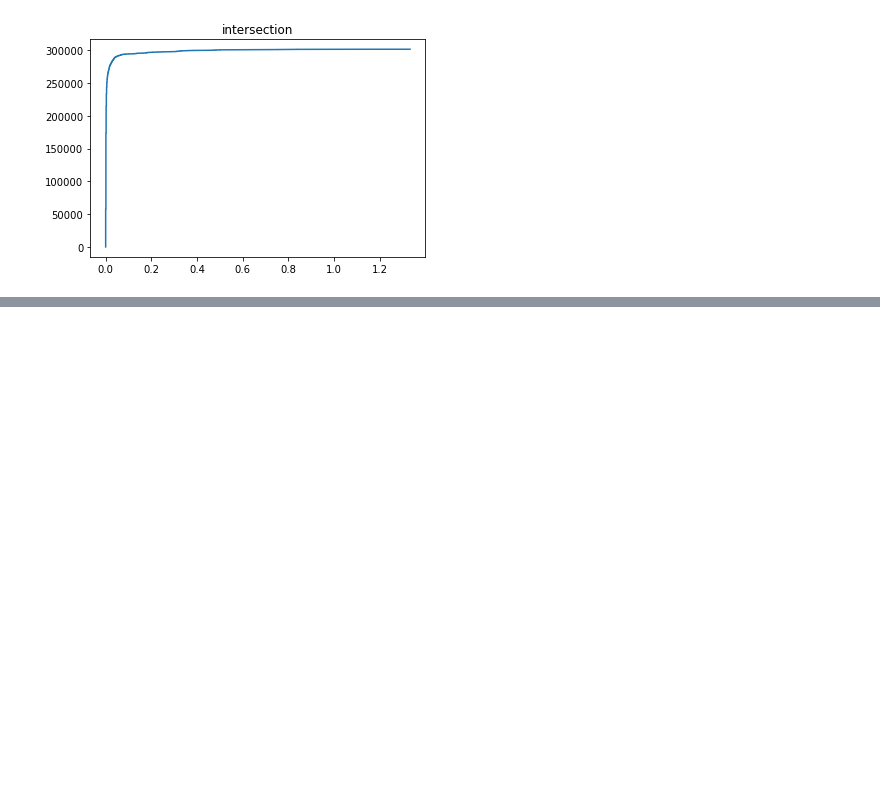
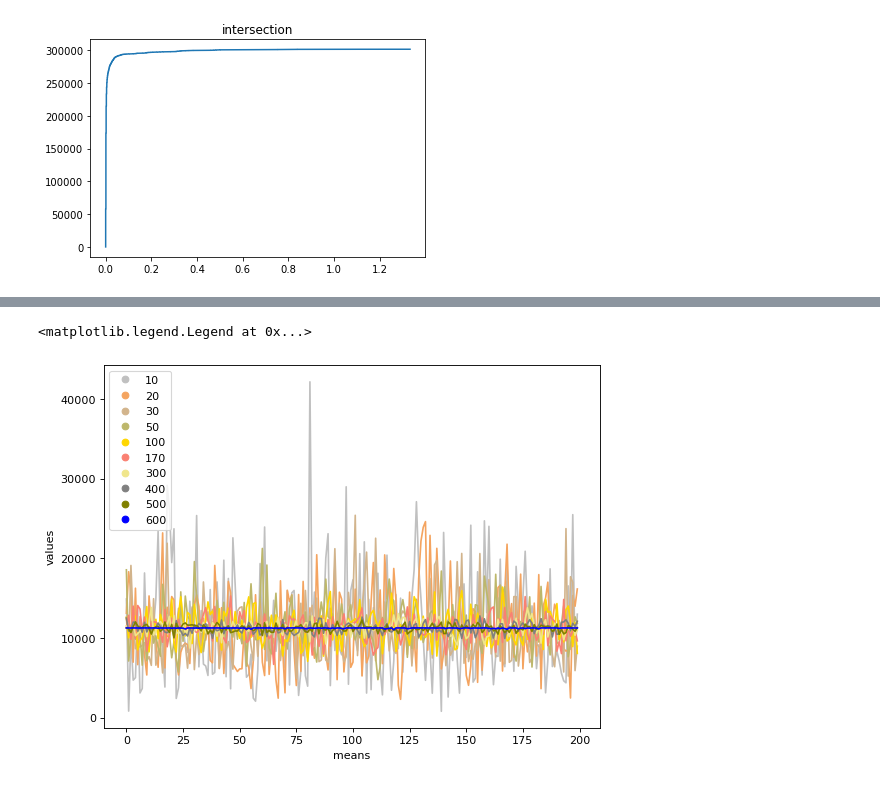
Before and after one commit to ashkboos/LightWeightCGs, a Jupyter notebook: stats.ipynb, the cells around one changed output, grey strips where cells are left out. Cells and saved outputs as stored; diff of their text form; code cells hidden in the pictures; blank space fills up the shorter version.

```diff
--- a/stats.ipynb
+++ b/stats.ipynb
@@ -226,0 +252,38 @@ cumulative_curve(accuracy, 'intersection')
+# %%
+x = pd.read_csv("/Users/mehdi/Desktop/MyMac/TUD/FASTEN/Repositories/MainRepo/LightWeightCGs/results/outputStats/rnd1000-14g/Overall.csv")
+xx = x[x['mergeTime'] != 0]
+# %%
+merge = xx['mergeTime']+xx['UCHTime']
+# %%
+sample_sizes=[10, 20, 30, 50, 100, 170, 300, 400, 500, 600]
+result = {}
+for size in sample_sizes:
+    iteration = 200
+    result[size] = []
+    for i in range(iteration):
+        sample = merge.sample(n=size)
+        mean = int(sample.mean())
+        result[size].append(mean)
+# %%
+color_map = {10: 'silver', 20: 'sandybrown', 30: 'tan',
+              50: 'darkkhaki', 100: 'gold', 170: 'salmon',
+             300: 'khaki', 400: 'grey', 500: 'olive', 600: 'b'}
+
+plt.figure(figsize=(8, 6), dpi=80)
+# axis labeling
+plt.xlabel('means')
+plt.ylabel('values')
+
+# figure name
+plt.title('')
+
+for size in sample_sizes:
+
+    plt.plot(result[size], color_map[size])
+
+
+markers = [plt.Line2D([0,0],[0,0],color=color, marker='o', linestyle='') for color in color_map.values()]
+plt.legend(markers, color_map.keys(), numpoints=1)
+# %% [output]
+<matplotlib.legend.Legend at 0x...>
+[figure, added]
```
Also changed, not shown: parts of 21 cells of this notebook, 19 other files.
